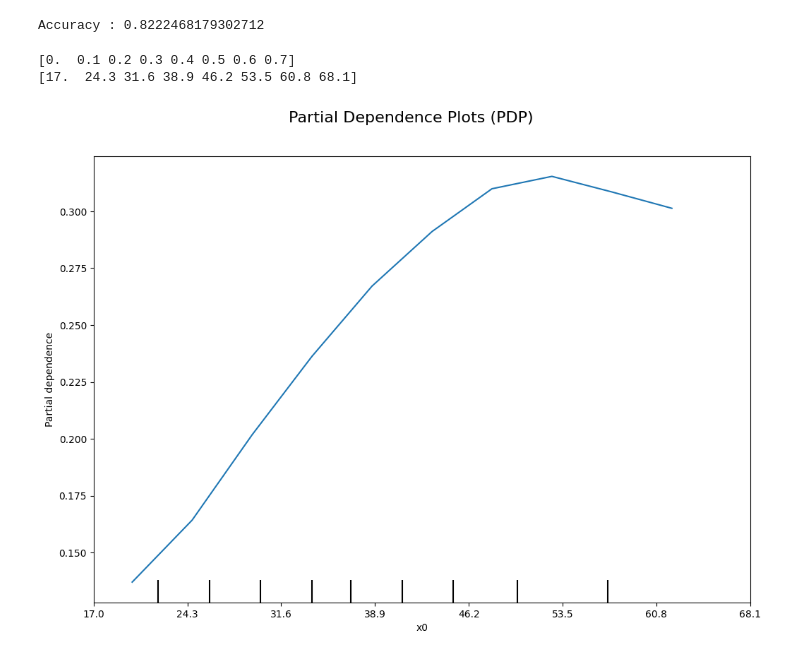
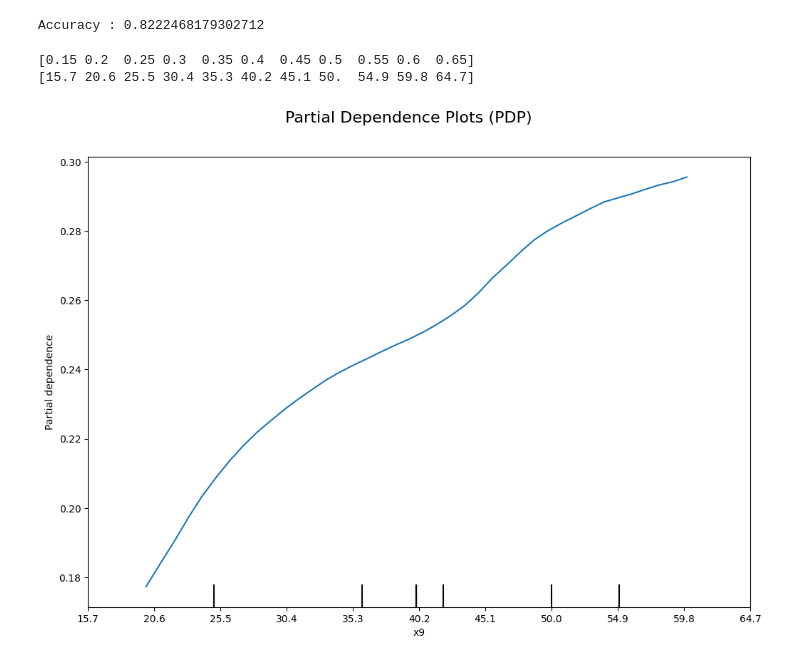
Before and after one commit to benedikt57/XAI, a Jupyter notebook: adult-income-k-nearest-neighbors-knn.ipynb, the cells around one changed output. Drawn from its saved outputs; the diff is of its cells as text; code cells hidden in the pictures.

```diff
--- a/adult-income-k-nearest-neighbors-knn.ipynb
+++ b/adult-income-k-nearest-neighbors-knn.ipynb
@@ -492,33 +492,34 @@ person_scaled = st.transform(junge_prime_hat_sich_bayern_inter_ausgesucht)
 # %%
 from sklearn.inspection import PartialDependenceDisplay
 import matplotlib.pyplot as plt
 
 # Features for which you want to create the PDPs (e.g., 'age')
-features = [0]  # Example: 'age' is the first feature
-scale_factor = st.scale_[0]
-shift = st.min_[0]
+features = [9]  # Example: 'age' is the first feature
+scale_factor = st.scale_[9]
+shift = st.min_[9]
 
 # Create the PDPs
 fig, ax = plt.subplots(figsize=(12, 8))  # Optional: Larger display for clarity
-pdp = PartialDependenceDisplay.from_estimator(model, X_train, features, ax=ax, grid_resolution=10)
+pdp = PartialDependenceDisplay.from_estimator(model, X_train, features, ax=ax, grid_resolution=40)
 
-# Access the actual Axes object used by PartialDependenceDisplay
+
 actual_ax = pdp.axes_[0, 0]
 
-# Adjust x-axis labels
+
+#Adjust x-axis labels
 xticks = actual_ax.get_xticks()
 xticks_rescaled = (xticks - shift) / scale_factor  # Rescale back to original values
 print(xticks)
 print(xticks_rescaled)
 actual_ax.set_xticks(xticks)
 actual_ax.set_xticklabels([f"{tick:.1f}" for tick in xticks_rescaled])
 
 # Add title
 plt.suptitle("Partial Dependence Plots (PDP)", fontsize=16)
 plt.subplots_adjust(top=0.9)  # Avoid title overlap
 
 plt.show()
 # %% [output]
-[0.  0.1 0.2 0.3 0.4 0.5 0.6 0.7]
-[17.  24.3 31.6 38.9 46.2 53.5 60.8 68.1]
+[0.15 0.2  0.25 0.3  0.35 0.4  0.45 0.5  0.55 0.6  0.65]
+[15.7 20.6 25.5 30.4 35.3 40.2 45.1 50.  54.9 59.8 64.7]
-[figure, old version]
+[figure, new version]
```
Also changed, not shown: parts of 2 cells of this notebook, 1 other file.
